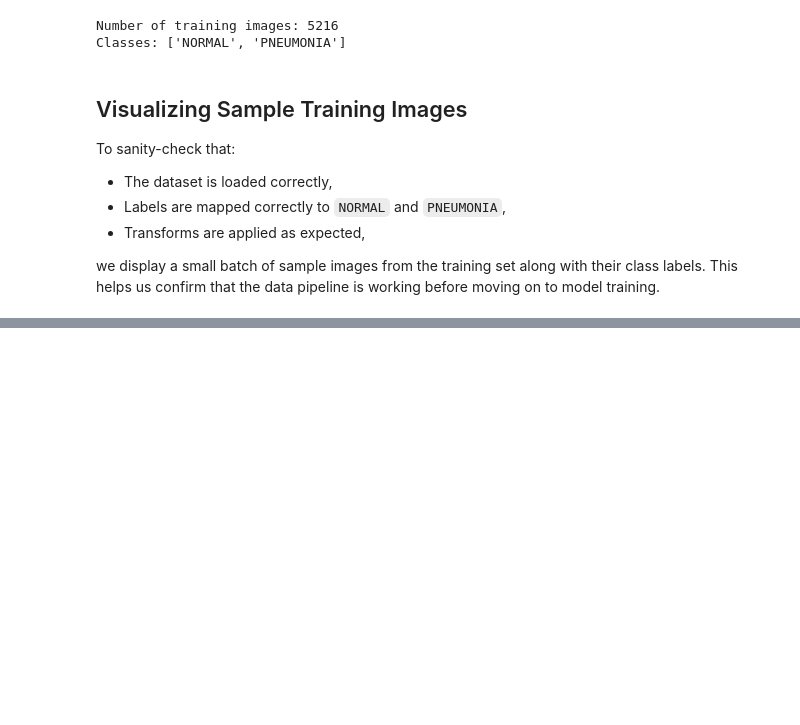
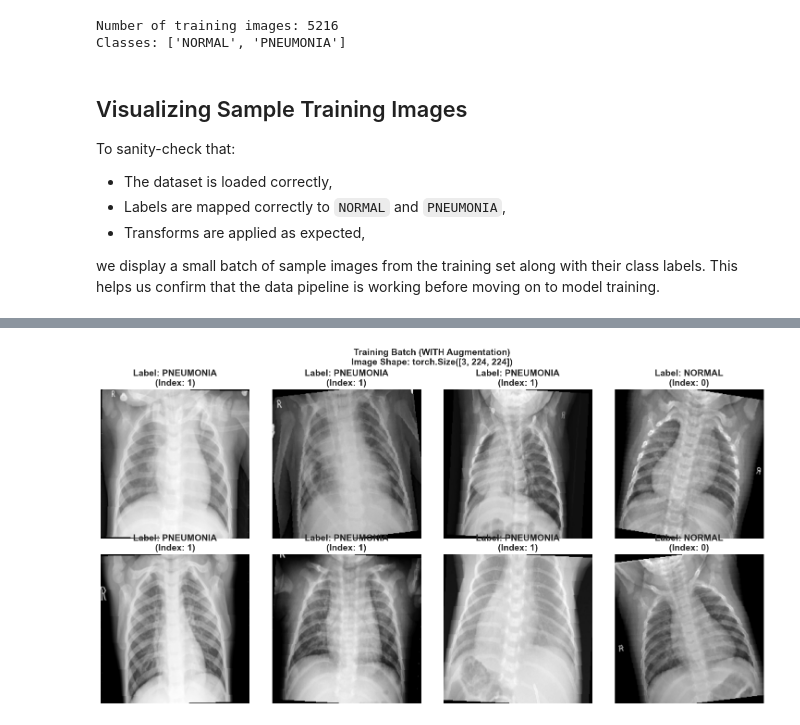
Before and after one commit to JennicaANK/CNN-Pneumonia-detector, a Jupyter notebook: data_preprocessing.ipynb, the cells around one changed output, grey strips where cells are left out. Drawn from its saved outputs; the diff is of its cells as text; code cells hidden in the pictures; blank space fills up the shorter version.

```diff
--- a/data_preprocessing.ipynb
+++ b/data_preprocessing.ipynb
@@ -118,0 +297,18 @@ plt.show()
+# %%
+basic_transform = transforms.Compose([
+    # 1. Resize all images to same size
+    transforms.Resize((IMAGE_SIZE, IMAGE_SIZE)),
+
+    # 2. Convert grayscale to 3-channel
+    # Why? Many pretrained models expect 3 channels (RGB)
+    transforms.Grayscale(num_output_channels=3),
+
+    # 3. Convert PIL Image to PyTorch Tensor
+    transforms.ToTensor(),
+
+    # 4. Normalize pixel values
+    # Mean=0.5, Std=0.5 changes range from [0,1] to [-1,1]
+    # This helps with training stability
+    transforms.Normalize(mean=[0.5, 0.5, 0.5],
+                        std=[0.5, 0.5, 0.5])
+])
@@ -118,0 +563,72 @@ plt.show()
+# %%
+def visualize_data_batch(loader, title="Data Batch"):
+    """Display a batch of images with labels."""
+
+    # Get one batch from the DataLoader
+    try:
+        images, labels = next(iter(loader))
+    except StopIteration:
+        print("DataLoader is empty!")
+        return
+
+    print(f"Batch shape: {images.shape}")
+    print(f"Labels shape: {labels.shape}")
+
+    # Determine how many images to display (max 8)
+    num_images = min(8, len(images))
+
+    # Calculate grid size
+    grid_cols = 4
+    grid_rows = (num_images + grid_cols - 1) // grid_cols
+
+    fig, axes = plt.subplots(grid_rows, grid_cols, figsize=(15, 4*grid_rows))
+    axes = axes.ravel() if grid_rows > 1 else [axes]
+
+    for i in range(num_images):
+        # Get image and label
+        img_tensor = images[i]
+        label_idx = labels[i].item()
+
+        # Convert tensor back to image for display
+        # 1. Move from (C, H, W) to (H, W, C)
+        img_np = img_tensor.numpy().transpose((1, 2, 0))
+
+        # 2. Unnormalize: [-1, 1] → [0, 1]
+        img_np = img_np * 0.5 + 0.5
+
+        # 3. Clip to valid range
+        img_np = np.clip(img_np, 0, 1)
+
+        # 4. Display (use first channel since all are same after Grayscale)
+        axes[i].imshow(img_np[:, :, 0], cmap='gray')
+
+        # Get class name from label index
+        class_name = train_dataset.classes[label_idx]
+
+        axes[i].set_title(f'Label: {class_name}\n(Index: {label_idx})')
+        axes[i].axis('off')
+
+    # Hide empty subplots
+    for i in range(num_images, len(axes)):
+        axes[i].axis('off')
+
+    plt.suptitle(f'{title}\nImage Shape: {img_tensor.shape}',
+                fontsize=14, fontweight='bold')
+    plt.tight_layout()
+    plt.show()
+
+    # Count labels in this batch
+    unique_labels, counts = np.unique(labels.numpy(), return_counts=True)
+    print("\nLabel distribution in this batch:")
+    for label_idx, count in zip(unique_labels, counts):
+        class_name = train_dataset.classes[label_idx]
+        print(f"  {class_name}: {count} images")
+
+# Visualize training batch
+print("\nVisualizing a training batch...")
+visualize_data_batch(train_loader, title="Training Batch (WITH Augmentation)")
+
+# Visualize validation batch
+print("\nVisualizing a validation batch...")
+visualize_data_batch(val_loader, title="Validation Batch (NO Augmentation)")
+# %% [output]
@@ -118,0 +638 @@ plt.show()
+[figure, added]
```
Also changed, not shown: parts of 31 cells of this notebook, 1 other file.
